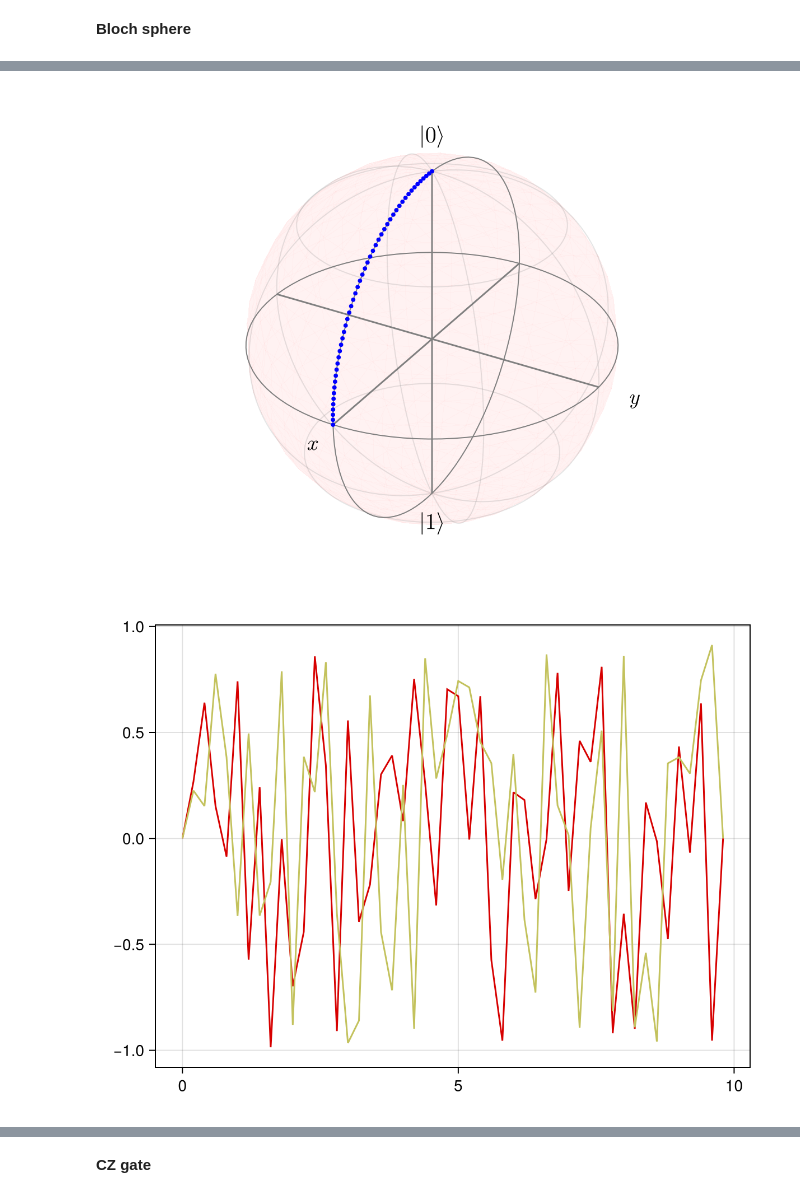
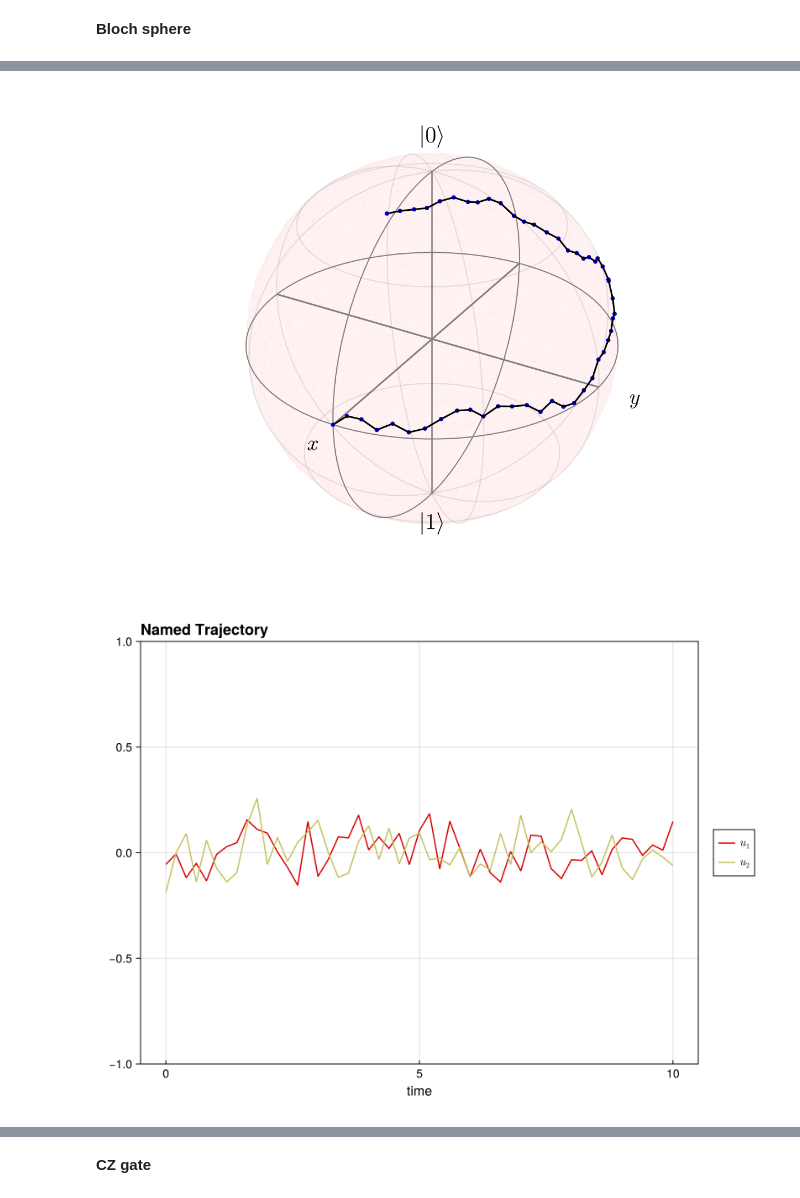
Before and after one commit to UMassQIS/QNumerics2025_Control, a Jupyter notebook: lecture-3/quantum-traj-opt.ipynb, the cells around one changed output, grey strips where cells are left out. Drawn from its saved outputs; the diff is of its cells as text; code cells hidden in the pictures.

```diff
--- a/lecture-3/quantum-traj-opt.ipynb
+++ b/lecture-3/quantum-traj-opt.ipynb
@@ -163,3 +147,14 @@ qr(M).R
 -----
 # %% [markdown]
 **Bloch sphere**
+# %%
+Δ = 0.2
+drive_bounds = [1.0, 1.0]               # Maximum amplitude for each drive
+qubit = QuantumSystem(Δ * PAULIS.Z, [PAULIS.X, PAULIS.Y], drive_bounds)
+ψ0 = ket_from_string("e+g", [2])
+ψT = ket_from_bitstring("0")
+N = 51
+T = 10.0
+Δt = 0.2
+times = collect(range(0, T, length = N))
+pulse = ZeroOrderPulse(0.1 * randn(2, N), times)
@@ -165,0 +163,2 @@ qr(M).R
+# %%
+qtraj = KetTrajectory(qubit, pulse, ψ0, ψT)
@@ -166,9 +167,3 @@ qr(M).R
 # %%
-Δ = 0.2
-qubit = QuantumSystem(Δ * PAULIS.Z, [PAULIS.X, PAULIS.Y])
-ψ0 = ket_from_string("e+g", [2])
-ψT = ket_from_bitstring("0")
-T = 50
-Δt = 0.2
-prob = QuantumStateSmoothPulseProblem(qubit, ψ0, ψT, T, Δt)
+qcp = SmoothPulseProblem(qtraj, N)  # Works
 # %% [output]
@@ -184,10 +188,10 @@ DirectTrajOptProblem
 # %%
-fig, = plot_bloch(prob.trajectory)
-fig
+traj_ket = get_trajectory(qcp)
+fig2 = plot_bloch(traj_ket)
 # %% [output]
-[figure, old version]
+[figure, new version]
 # %%
-plot(prob.trajectory, :a)
+plot(traj_ket, :u)
 # %% [output]
-[figure, old version]
+[figure, new version]
 # %%
```
Also changed, not shown: parts of 27 cells of this notebook, 27 other files.
